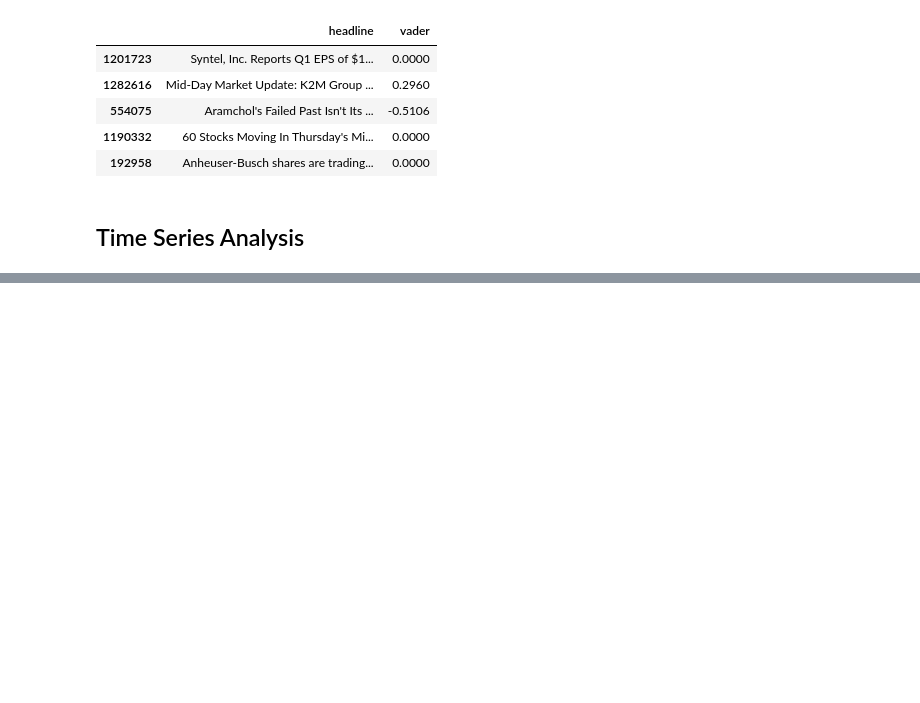
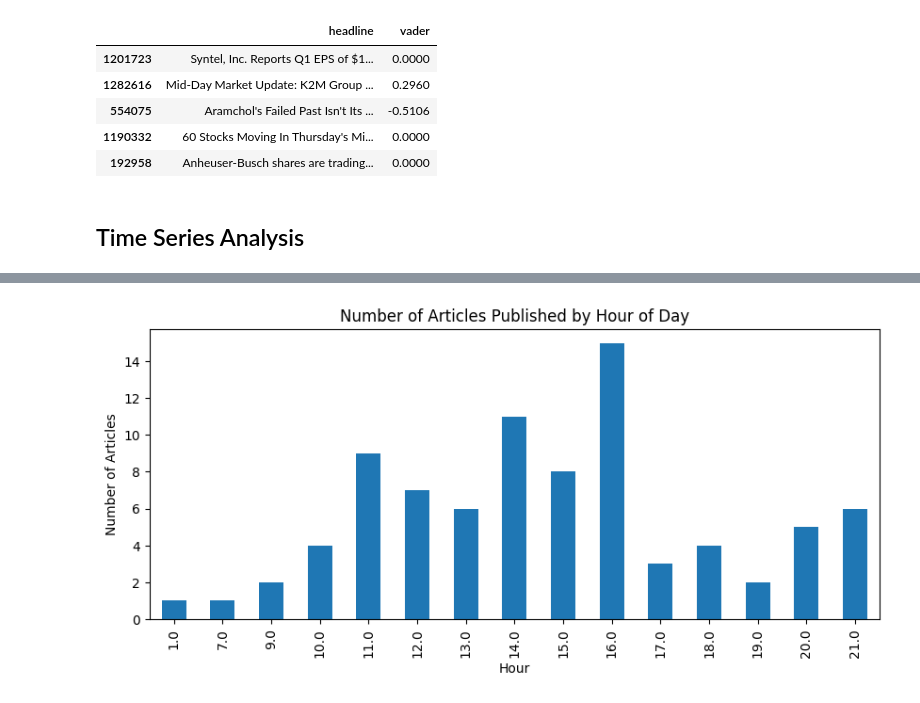
Before and after one commit to abelfx/Predicting_price_moves, a Jupyter notebook: notebooks/eda_and_sentiment.ipynb, the cells around one changed output, grey strips where cells are left out. Drawn from its saved outputs; the diff is of its cells as text; code cells hidden in the pictures; blank space fills up the shorter version.

Commit message:
time series analysis complete

```diff
--- a/notebooks/eda_and_sentiment.ipynb
+++ b/notebooks/eda_and_sentiment.ipynb
@@ -176,0 +190,13 @@ sample[['headline', 'vader']].head()
+# %%
+# Hourly distribution of publication (what time of day most news is released)
+sample['hour'] = sample['date'].dt.hour
+hourly_counts = sample.groupby('hour').size()
+
+plt.figure(figsize=(10,4))
+hourly_counts.plot(kind='bar')
+plt.title('Number of Articles Published by Hour of Day')
+plt.xlabel('Hour')
+plt.ylabel('Number of Articles')
+plt.show()
+# %% [output]
+[figure, added]
```
Also changed, not shown: parts of 1 cell of this notebook.
